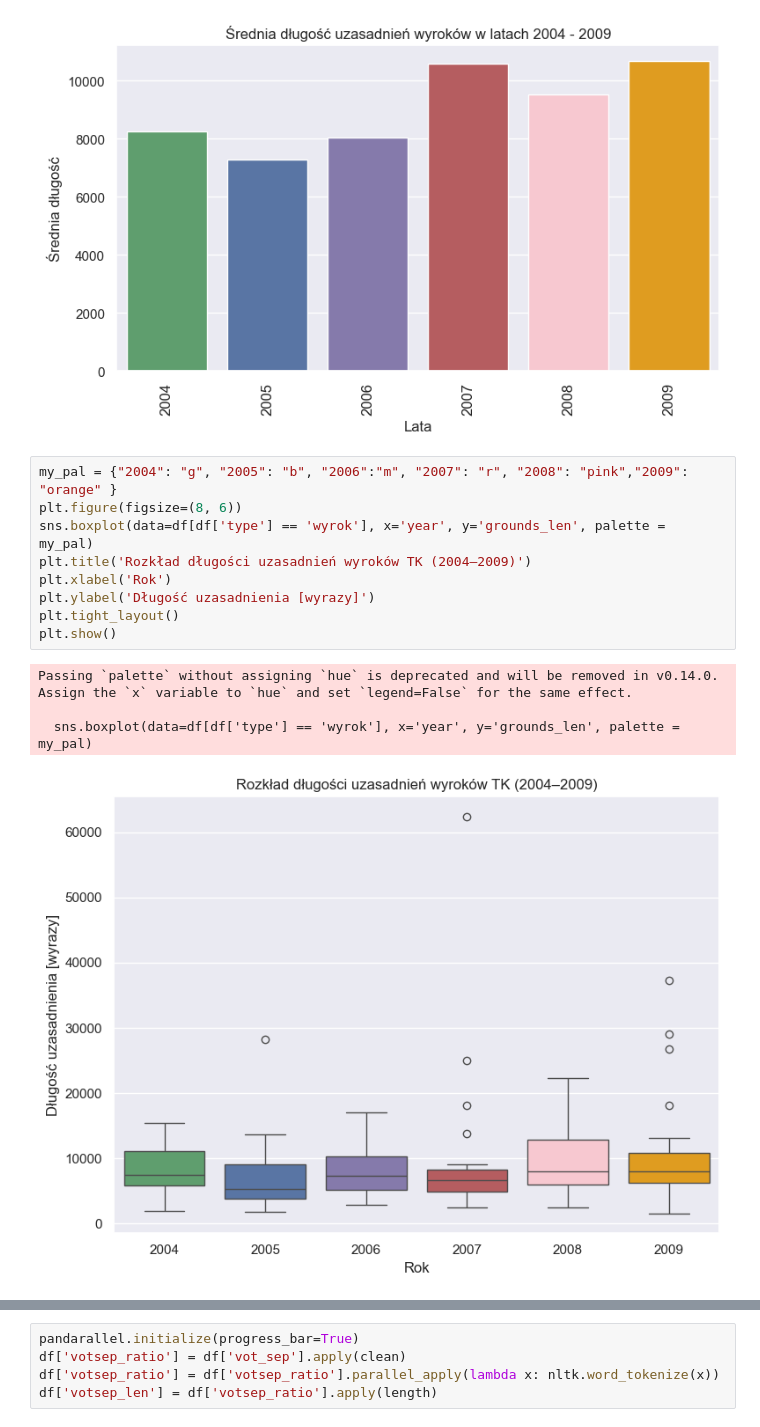
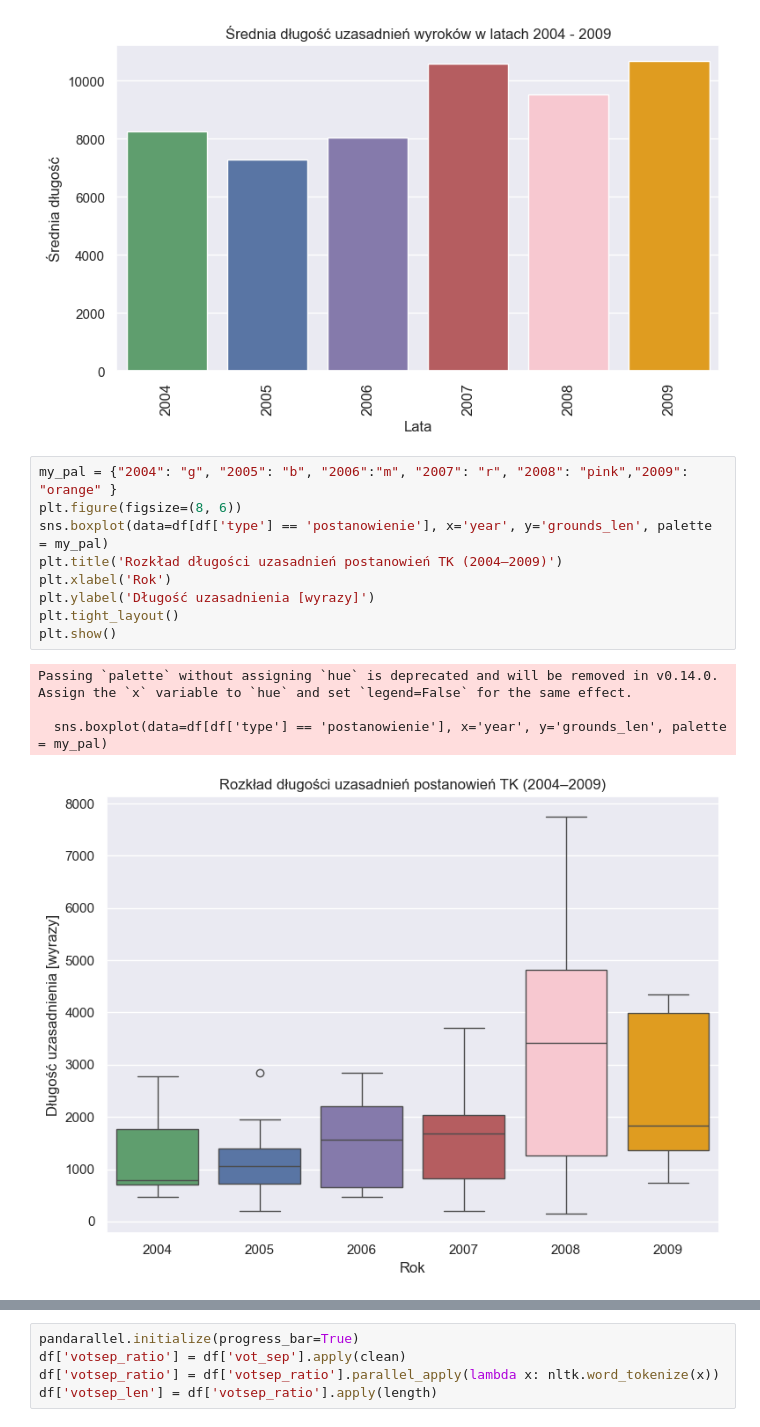
Before and after one commit to jakubfigura/law_nlp, a Jupyter notebook: analiza.ipynb, the cells around one changed output, grey strips where cells are left out. Saved outputs shown, nothing was run; the diff lists cells and outputs as text.

```diff
--- a/analiza.ipynb
+++ b/analiza.ipynb
@@ -266,14 +290,14 @@ Passing `palette` without assigning `hue` is deprecated and will be removed in v
 # %%
 my_pal = {"2004": "g", "2005": "b", "2006":"m", "2007": "r", "2008": "pink","2009": "orange" }
 plt.figure(figsize=(8, 6))
-sns.boxplot(data=df[df['type'] == 'wyrok'], x='year', y='grounds_len', palette = my_pal)
-plt.title('Rozkład długości uzasadnień wyroków TK (2004–2009)')
+sns.boxplot(data=df[df['type'] == 'postanowienie'], x='year', y='grounds_len', palette = my_pal)
+plt.title('Rozkład długości uzasadnień postanowień TK (2004–2009)')
 plt.xlabel('Rok')
 plt.ylabel('Długość uzasadnienia [wyrazy]')
 plt.tight_layout()
 plt.show()
 # %% [output]
 Passing `palette` without assigning `hue` is deprecated and will be removed in v0.14.0. Assign the `x` variable to `hue` and set `legend=False` for the same effect.
 
-  sns.boxplot(data=df[df['type'] == 'wyrok'], x='year', y='grounds_len', palette = my_pal)
+  sns.boxplot(data=df[df['type'] == 'postanowienie'], x='year', y='grounds_len', palette = my_pal)
-[figure, old version]
+[figure, new version]
```
Also changed, not shown: parts of 8 cells of this notebook, 1 other file.
